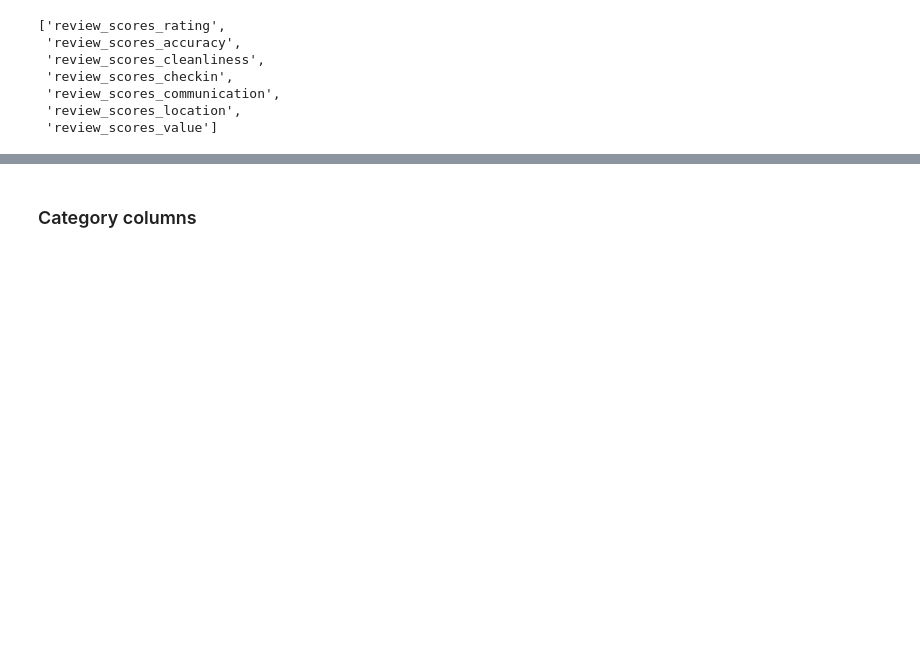
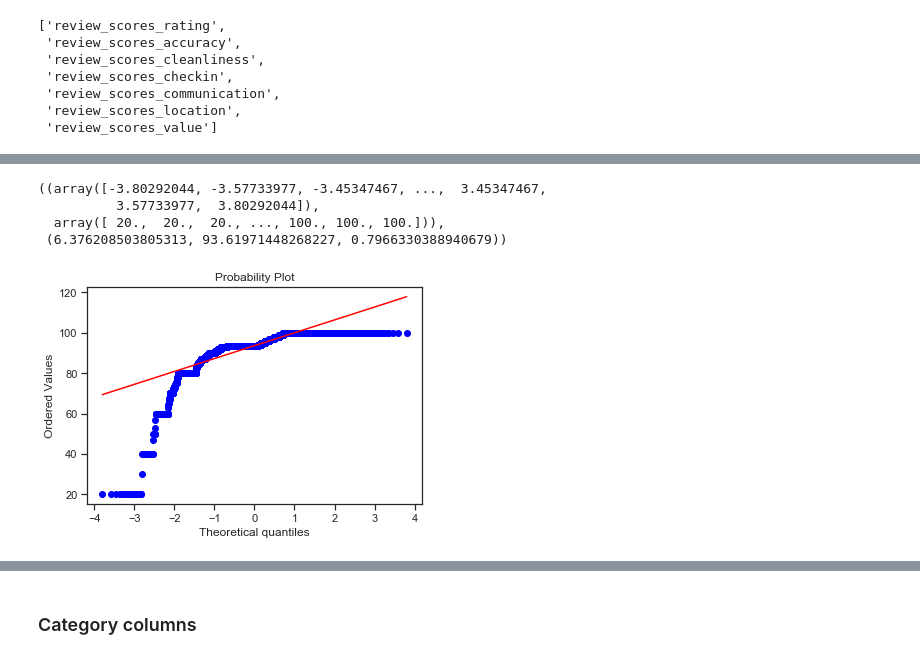
Before and after one commit to weiweiECNU/QBUS, a Jupyter notebook: QBUS6810_2/group assignment.ipynb, the cells around one changed output, grey strips where cells are left out. Drawn from its saved outputs; the diff is of its cells as text; code cells hidden in the pictures; blank space fills up the shorter version.

```diff
--- a/QBUS6810_2/group assignment.ipynb
+++ b/QBUS6810_2/group assignment.ipynb
@@ -764,0 +935,8 @@ temp = df["review_scores_accuracy"] + df["review_scores_cleanliness"] + df["revi
+# %%
+stats.probplot(df["review_scores_rating"],plot=plt)
+# %% [output]
+((array([-3.80292044, -3.57733977, -3.45347467, ...,  3.45347467,
+          3.57733977,  3.80292044]),
+  array([ 20.,  20.,  20., ..., 100., 100., 100.])),
+ (6.376208503805313, 93.61971448268227, 0.7966330388940679))
+[figure, added]
```
Also changed, not shown: parts of 79 cells of this notebook, 4 other files.
